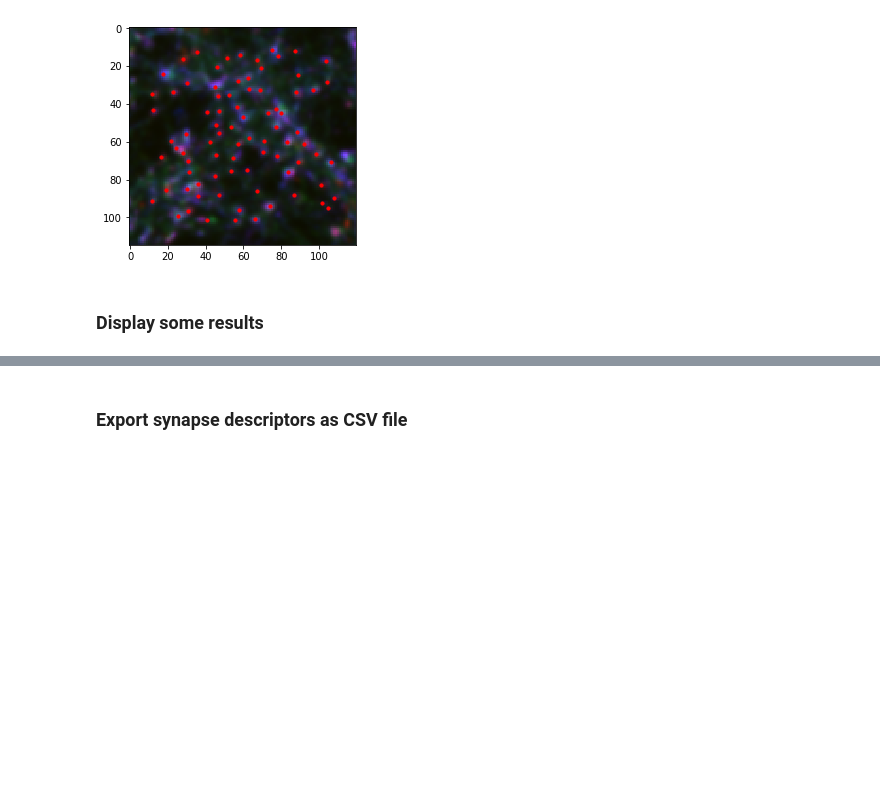
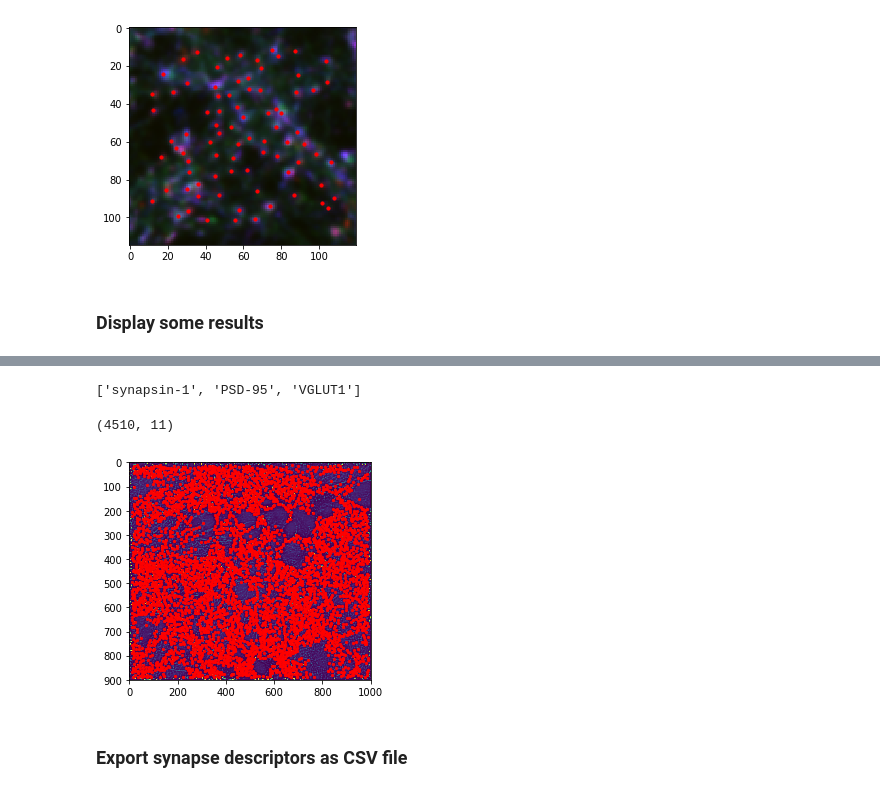
Before and after one commit to kulikovv/dognet, a Jupyter notebook: notebooks/prism17.ipynb, the cells around one changed output, grey strips where cells are left out. Cells and saved outputs as stored; diff of their text form; code cells hidden in the pictures; blank space fills up the shorter version.

```diff
--- a/notebooks/prism17.ipynb
+++ b/notebooks/prism17.ipynb
@@ -269,3 +271,22 @@ plt.savefig("prism_loc.png", bbox_inches='tight', pad_inches = 0 ,dpi=300)
+# %%
+req_channels
+# %% [output]
+['synapsin-1', 'PSD-95', 'VGLUT1']
+# %%
+plt.figure()
+x = rep31.data[fov]
+y = inference(net,normalize(x,get_normparams(rep21.data)))
+xx,yy,_ = dognet.find_peaks(y[0,0],3)
+plt.imshow(y[0,0])
+plt.scatter(yy,xx,s=5,c='red')
+
+syn = dognet.extract_descriptor(x[req_channels.index('synapsin-1')],
+                                xx,yy,window_size=5,get_gaussian=dognet.get_gaussian)
+
+np.array(syn).shape
+# %% [output]
+(4510, 11)
+[figure, added]
 # %%
 from skimage.io import imsave
 
```
Also changed, not shown: parts of 5 cells of this notebook, 2 other files.
